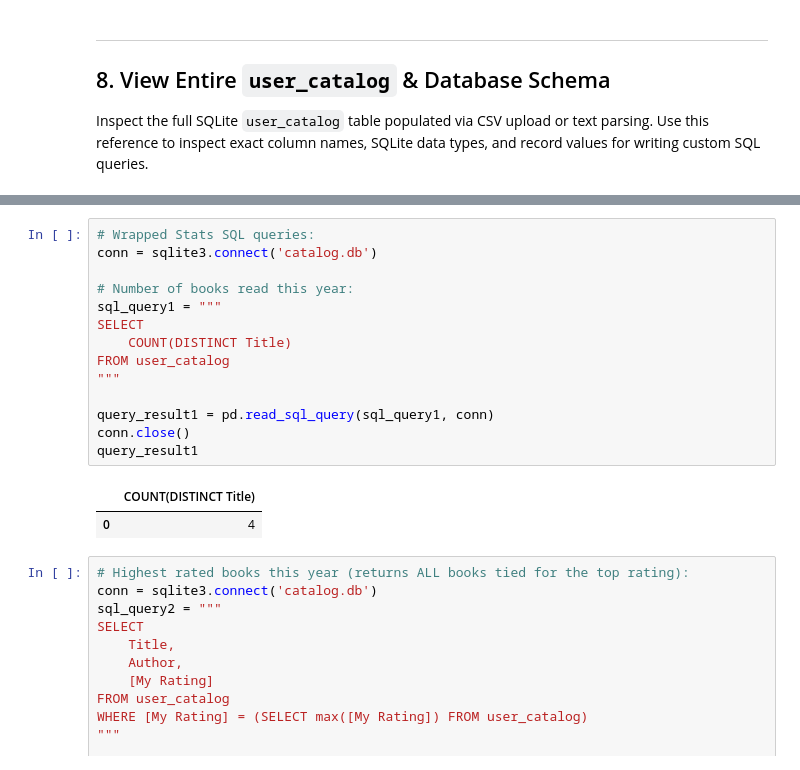
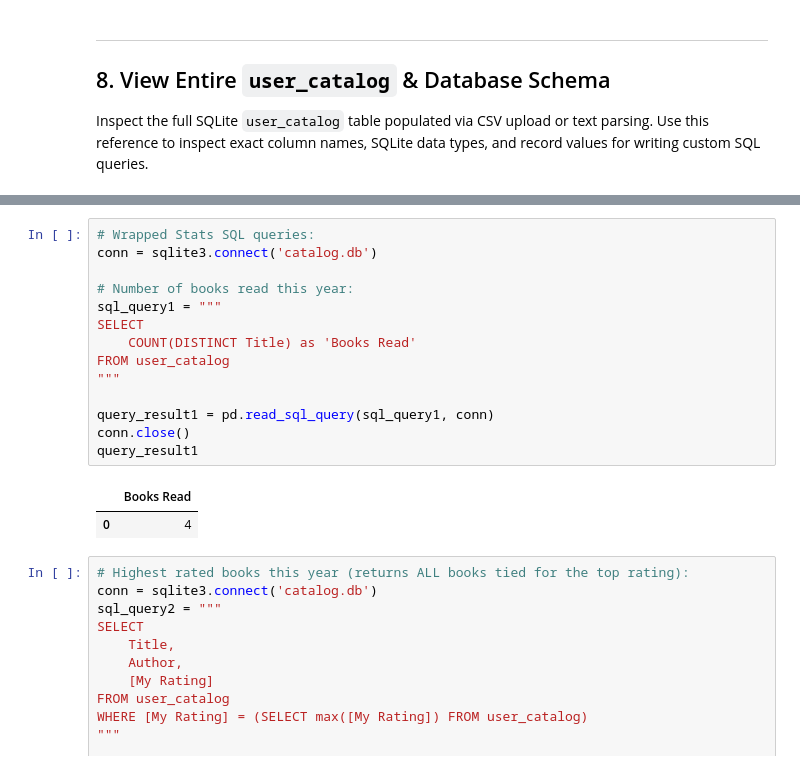
Before and after one commit to TanviRege/NextChapter, a Jupyter notebook: NextChapterDev.ipynb, the cells around one changed output, grey strips where cells are left out. Saved outputs shown, nothing was run; the diff lists cells and outputs as text.

```diff
--- a/NextChapterDev.ipynb
+++ b/NextChapterDev.ipynb
@@ -1166,19 +1166,19 @@ Total Records: 4 rows × 27 columns
 # %%
 # Wrapped Stats SQL queries:
 conn = sqlite3.connect('catalog.db')
 
 # Number of books read this year:
 sql_query1 = """
 SELECT
-    COUNT(DISTINCT Title)
+    COUNT(DISTINCT Title) as 'Books Read'
 FROM user_catalog
 """
 
 query_result1 = pd.read_sql_query(sql_query1, conn)
 conn.close()
 query_result1
 # %% [output]
-|  | COUNT(DISTINCT Title) |
+|  | Books Read |
 | 0 | 4 |
 # %%
 # Highest rated books this year (returns ALL books tied for the top rating):
```
Also changed, not shown: parts of 3 cells of this notebook.
